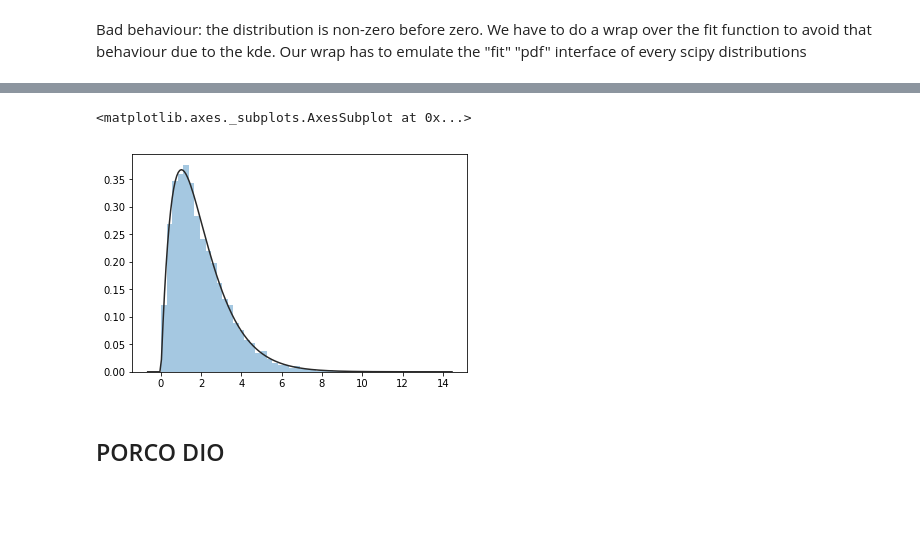
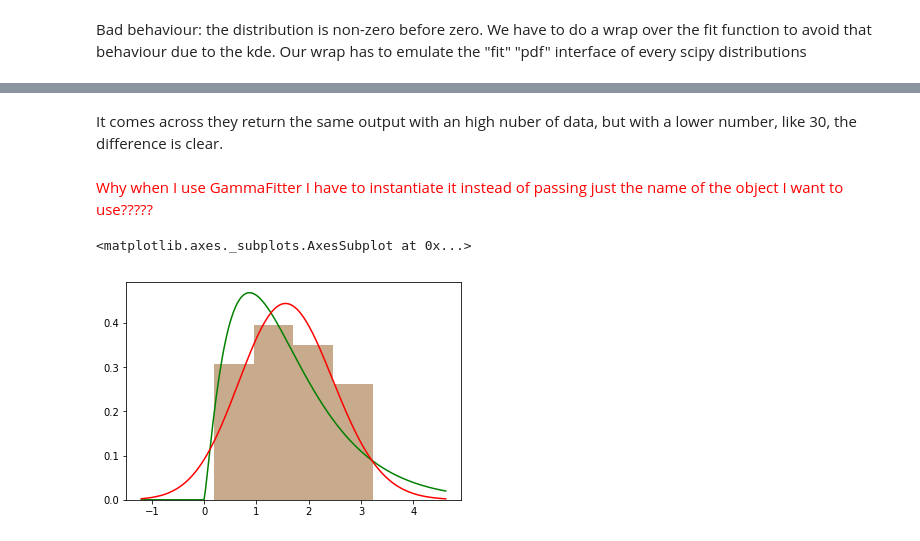
Before and after one commit to AlessandrodAgostino/Python-Projects, a Jupyter notebook: AF_module/4-4-19.ipynb, the cells around one changed output, grey strips where cells are left out. Drawn from its saved outputs; the diff is of its cells as text; code cells hidden in the pictures; blank space fills up the shorter version.

```diff
--- a/AF_module/4-4-19.ipynb
+++ b/AF_module/4-4-19.ipynb
@@ -449,5 +381,0 @@ fit(data, *args, **kwds) method of scipy.stats._continuous_distns.gamma_gen inst
-# %%
-dist = st.gamma(2.0, loc=0, scale=1)
-data = dist.rvs(30)
-# %%
-st.gamma.fit(data)
@@ -456,2 +381,0 @@ st.gamma.fit(data)
-# %%
-st.gamma.fit(data, floc=0)
@@ -460,3 +381,0 @@ st.gamma.fit(data, floc=0)
-# %%
-params = st.gamma.fit(data, floc=0)
-new_dist = st.gamma(*params)
@@ -469,16 +382,22 @@ sbn.distplot(new_dist.rvs(10_000))
-# %%
-
-
-class GammaFitter:
-    def fit(self, data):
-        return st.gamma.fit(data, floc=0)
-
-    def pdf(self, x, *params):
-        return st.gamma.pdf(x, *params)
-
-sbn.distplot(dist.rvs(10_000), kde=False, fit=GammaFitter())
-# %% [output]
-<matplotlib.axes._subplots.AxesSubplot at 0x...>
-[figure, removed]
-# %% [markdown]
-## PORCO DIO
+# %% [markdown]
+It comes across they return the same output with an high nuber of data, but with a lower number, like 30, the difference is clear.
+# %% [markdown]
+<span style="color:red">
+Why when I use GammaFitter I have to instantiate it instead of passing just the name of the object I want to use?????
+</span>
+# %%
+class GammaFitter:
+    def fit(self, data):
+        return st.gamma.fit(data, floc=0)
+
+    def pdf(self, x, *params):
+        return st.gamma.pdf(x, *params)
+
+data_to_plot = dist.rvs(30)
+sns.distplot(data_to_plot,kde=False,fit = GammaFitter(),
+            fit_kws={'color':'green'})
+sns.distplot(data_to_plot,kde=False,fit = st.gamma,
+            fit_kws={'color':'red'})
+# %% [output]
+<matplotlib.axes._subplots.AxesSubplot at 0x...>
+[figure, added]
```
Also changed, not shown: parts of 100 cells of this notebook.
